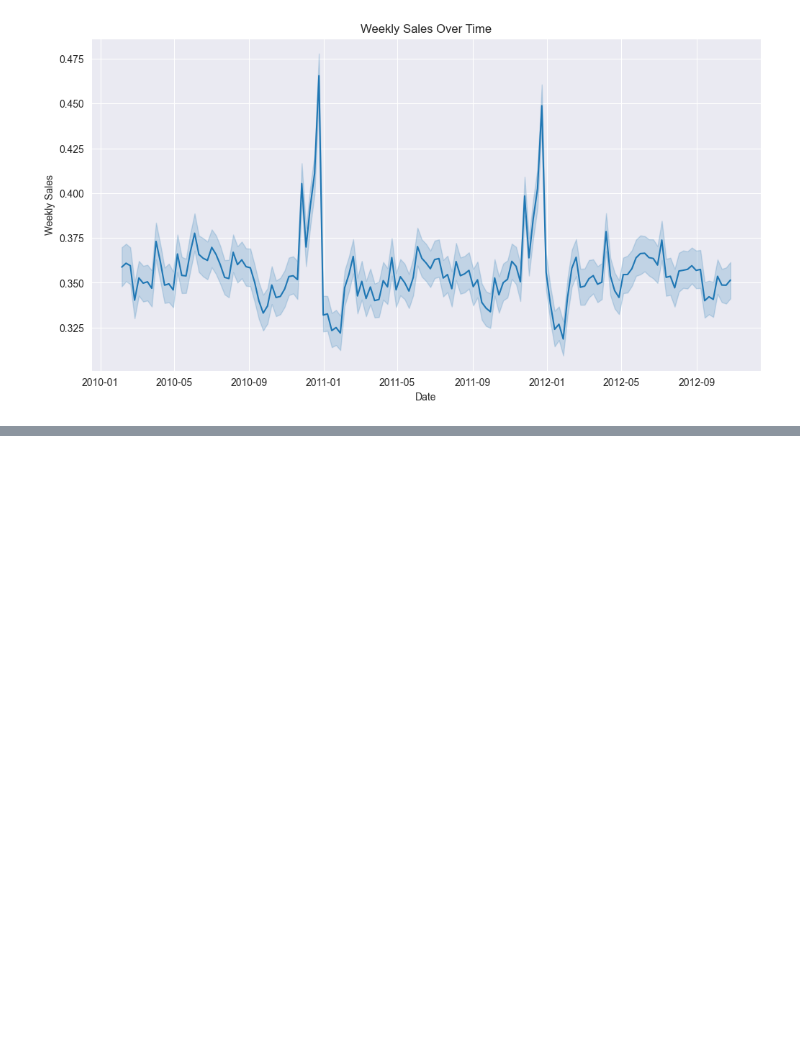
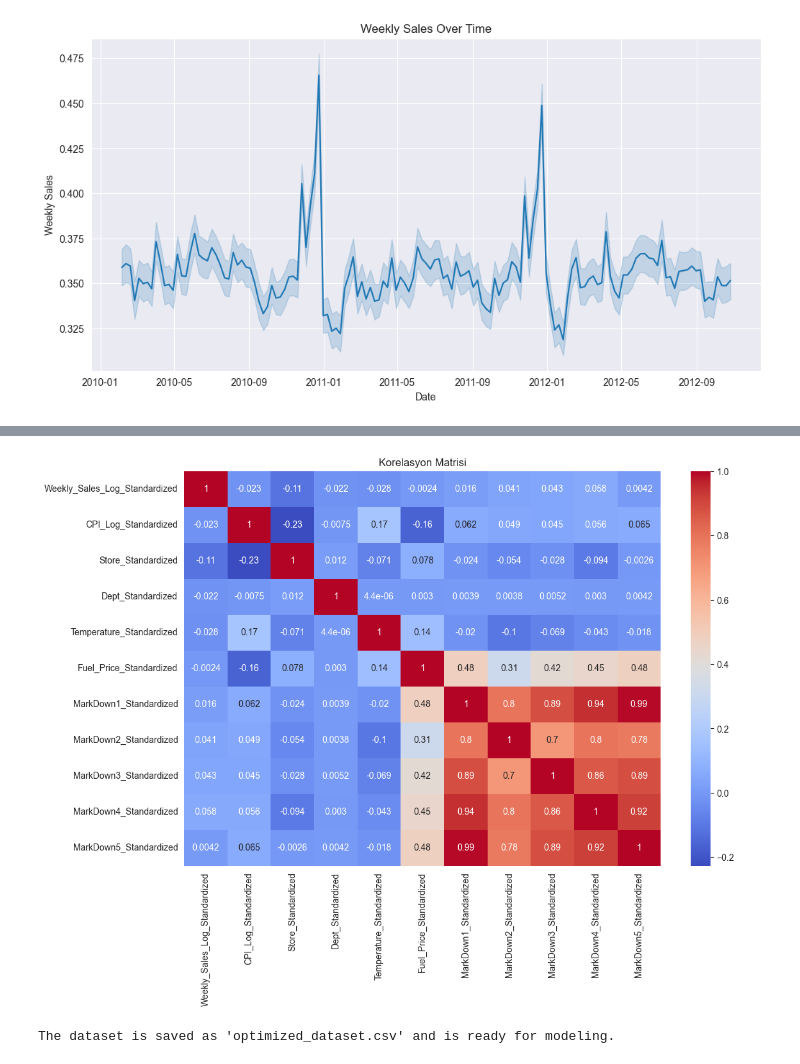
Before and after one commit to egemenozen1/Walmart-LSTM-Sales-Forecasting, a Jupyter notebook: Notebooks/Notebook1-DataCleaning.ipynb, the cells around one changed output, grey strips where cells are left out. Cells and saved outputs as stored; diff of their text form; code cells hidden in the pictures; blank space fills up the shorter version.

```diff
--- a/Notebooks/Notebook1-DataCleaning.ipynb
+++ b/Notebooks/Notebook1-DataCleaning.ipynb
@@ -911,0 +767,18 @@ combined_df.to_csv("prepared_data.csv", index=False)
+# %%
+# Modelleme için seçilen özelliklerin örneği
+model_features = combined_df[[
+    'Weekly_Sales_Log_Standardized',
+    'CPI_Log_Standardized',
+    'Store_Standardized',
+    'Dept_Standardized',
+    'Temperature_Standardized',
+    'Fuel_Price_Standardized',
+    'MarkDown1_Standardized',
+    'MarkDown2_Standardized',
+    'MarkDown3_Standardized',
+    'MarkDown4_Standardized',
+    'MarkDown5_Standardized'
+]]
+
+# Modelleme sürecine başlamak için model_features'ı kullanabilirsiniz.
+print(model_features.head())
@@ -911,0 +830,40 @@ combined_df.to_csv("prepared_data.csv", index=False)
+# %%
+import seaborn as sns
+import matplotlib.pyplot as plt
+
+plt.figure(figsize=(12, 8))
+correlation_matrix = model_features.corr()
+sns.heatmap(correlation_matrix, annot=True, cmap="coolwarm")
+plt.title("Korelasyon Matrisi")
+plt.show()
+# %% [output]
+[figure, added]
+# %%
+# Select the relevant features (keeping only MarkDown1 and MarkDown4 to reduce multicollinearity)
+selected_features = [
+    'Weekly_Sales_Log_Standardized',
+    'CPI_Log_Standardized',
+    'Store_Standardized',
+    'Dept_Standardized',
+    'Temperature_Standardized',
+    'Fuel_Price_Standardized',
+    'MarkDown1_Standardized',
+    'MarkDown4_Standardized'
+]
+
+# Create a new DataFrame with the selected features
+final_features = model_features[selected_features]
+
+# Remove low-variance features (e.g., with a variance threshold of 0.01)
+from sklearn.feature_selection import VarianceThreshold
+
+selector = VarianceThreshold(threshold=0.01)
+high_variance_features = selector.fit_transform(final_features)
+selected_columns = final_features.columns[selector.get_support()]
+optimized_features = final_features[selected_columns]
+
+# Save the final feature set for modeling
+optimized_features.to_csv('optimized_dataset.csv', index=False)
+print("The dataset is saved as 'optimized_dataset.csv' and is ready for modeling.")
+# %% [output]
+The dataset is saved as 'optimized_dataset.csv' and is ready for modeling.
```
Also changed, not shown: parts of 27 cells of this notebook.
